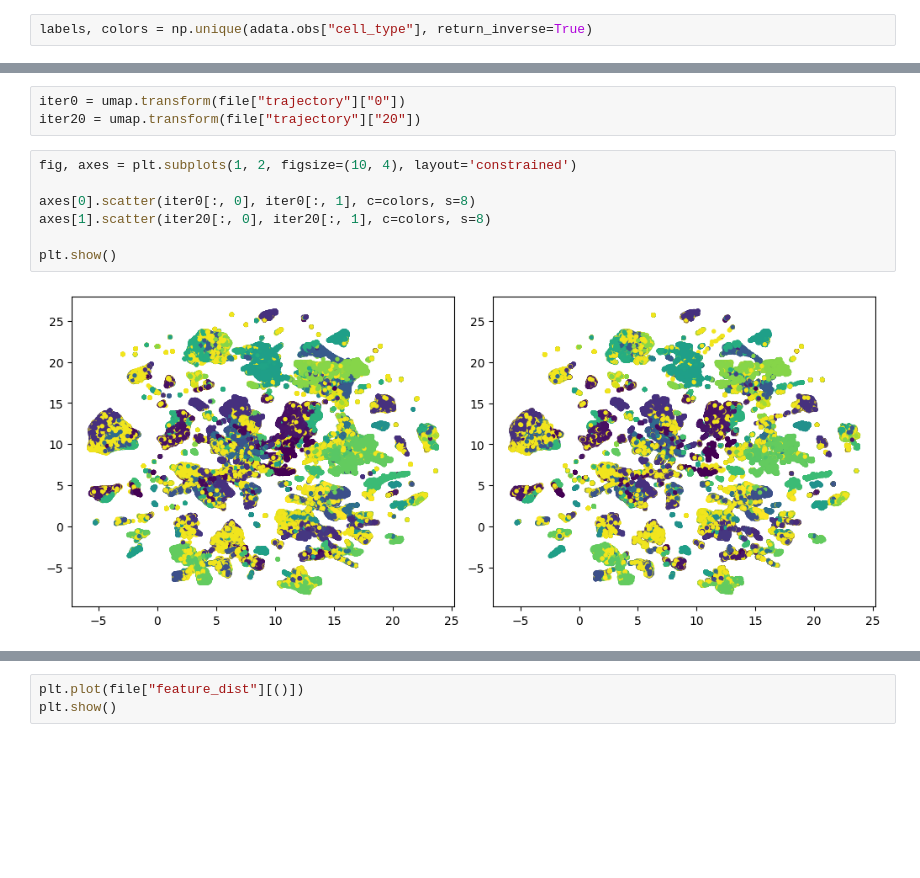
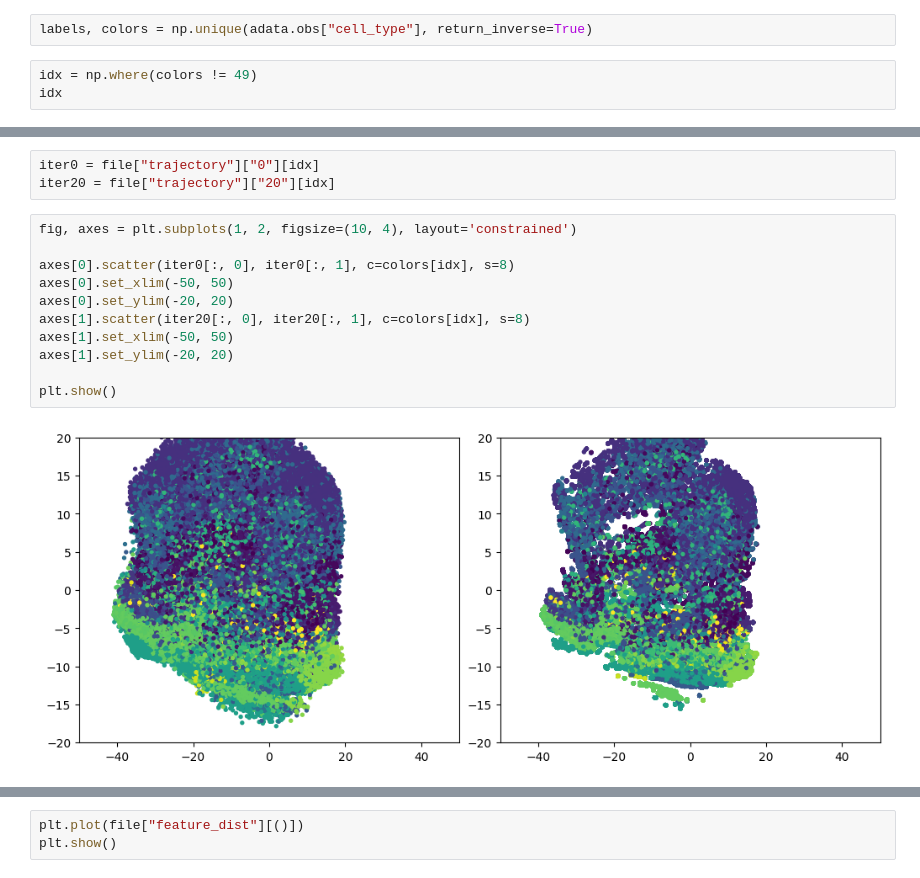
Before and after one commit to nveshaan/msde, a Jupyter notebook: notebooks/umap.ipynb, the cells around one changed output, grey strips where cells are left out. Cells and saved outputs as stored; diff of their text form; blank space fills up the shorter version.

```diff
--- a/notebooks/umap.ipynb
+++ b/notebooks/umap.ipynb
@@ -9,3 +9,6 @@ file = h5py.File("/Volumes/SSD/hcla_50pc_50k.hdf5", 'r')
 adata = sc.read_h5ad('../data/hlca.h5ad', backed='r')
 # %%
 labels, colors = np.unique(adata.obs["cell_type"], return_inverse=True)
+# %%
+idx = np.where(colors != 49)
+idx
@@ -17,12 +23,16 @@ UMAP(tqdm_kwds={'bar_format': '{desc}: {percentage:3.0f}%| {bar} {n_fmt}/{total_
 # %%
-iter0 = umap.transform(file["trajectory"]["0"])
-iter20 = umap.transform(file["trajectory"]["20"])
+iter0 = file["trajectory"]["0"][idx]
+iter20 = file["trajectory"]["20"][idx]
 # %%
 fig, axes = plt.subplots(1, 2, figsize=(10, 4), layout='constrained')
 
-axes[0].scatter(iter0[:, 0], iter0[:, 1], c=colors, s=8)
-axes[1].scatter(iter20[:, 0], iter20[:, 1], c=colors, s=8)
+axes[0].scatter(iter0[:, 0], iter0[:, 1], c=colors[idx], s=8)
+axes[0].set_xlim(-50, 50)
+axes[0].set_ylim(-20, 20)
+axes[1].scatter(iter20[:, 0], iter20[:, 1], c=colors[idx], s=8)
+axes[1].set_xlim(-50, 50)
+axes[1].set_ylim(-20, 20)
 
 plt.show()
 # %% [output]
-[figure, old version]
+[figure, new version]
```
Also changed, not shown: parts of 3 cells of this notebook, 5 other files.
